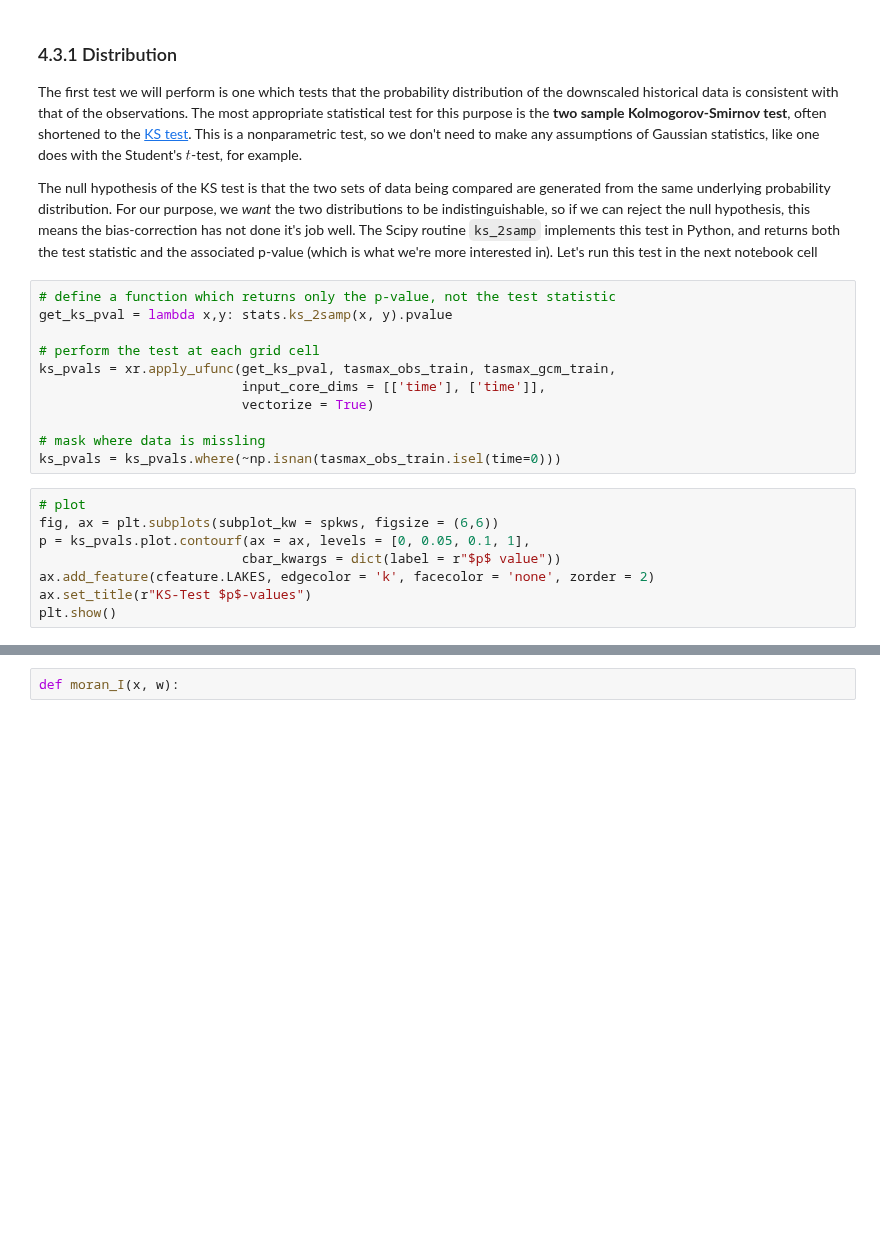
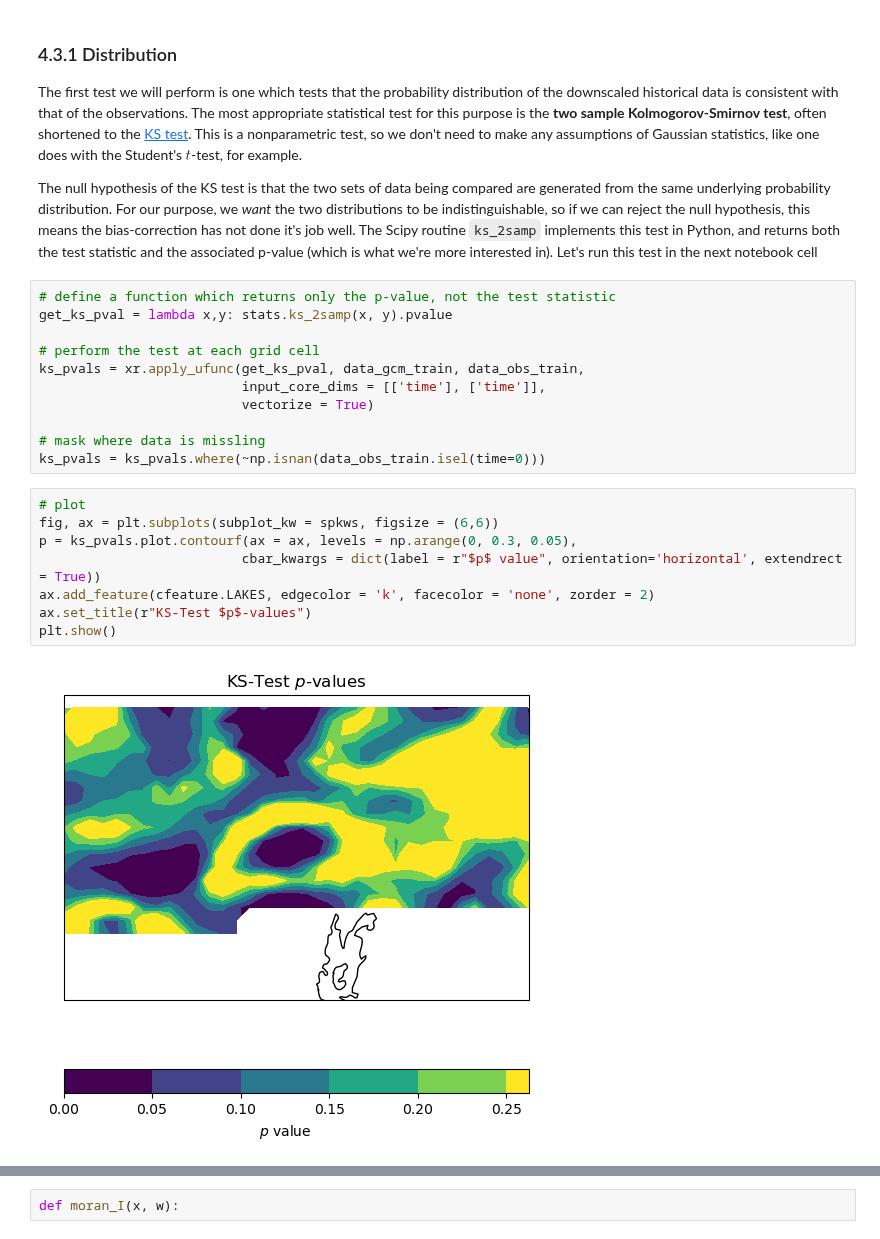
Before and after one commit to mikemorris12/UTCDW_Guidebook, a Jupyter notebook: Chapter4/section4.3_downscaling_validation.ipynb, the cells around one changed output, grey strips where cells are left out. Saved outputs shown, nothing was run; the diff lists cells and outputs as text; blank space fills up the shorter version.

```diff
--- a/Chapter4/section4.3_downscaling_validation.ipynb
+++ b/Chapter4/section4.3_downscaling_validation.ipynb
@@ -114,18 +120,20 @@ The null hypothesis of the KS test is that the two sets of data being compared a
 get_ks_pval = lambda x,y: stats.ks_2samp(x, y).pvalue
 
 # perform the test at each grid cell
-ks_pvals = xr.apply_ufunc(get_ks_pval, tasmax_obs_train, tasmax_gcm_train,
+ks_pvals = xr.apply_ufunc(get_ks_pval, data_gcm_train, data_obs_train,
                           input_core_dims = [['time'], ['time']],
                           vectorize = True)
 
 # mask where data is missling
-ks_pvals = ks_pvals.where(~np.isnan(tasmax_obs_train.isel(time=0)))
+ks_pvals = ks_pvals.where(~np.isnan(data_obs_train.isel(time=0)))
 # %%
 # plot
 fig, ax = plt.subplots(subplot_kw = spkws, figsize = (6,6))
-p = ks_pvals.plot.contourf(ax = ax, levels = [0, 0.05, 0.1, 1],
-                          cbar_kwargs = dict(label = r"$p$ value"))
+p = ks_pvals.plot.contourf(ax = ax, levels = np.arange(0, 0.3, 0.05),
+                          cbar_kwargs = dict(label = r"$p$ value", orientation='horizontal', extendrect = True))
 ax.add_feature(cfeature.LAKES, edgecolor = 'k', facecolor = 'none', zorder = 2)
 ax.set_title(r"KS-Test $p$-values")
 plt.show()
+# %% [output]
+[figure, added]
 # %% [markdown]
```
Also changed, not shown: parts of 6 cells of this notebook.
